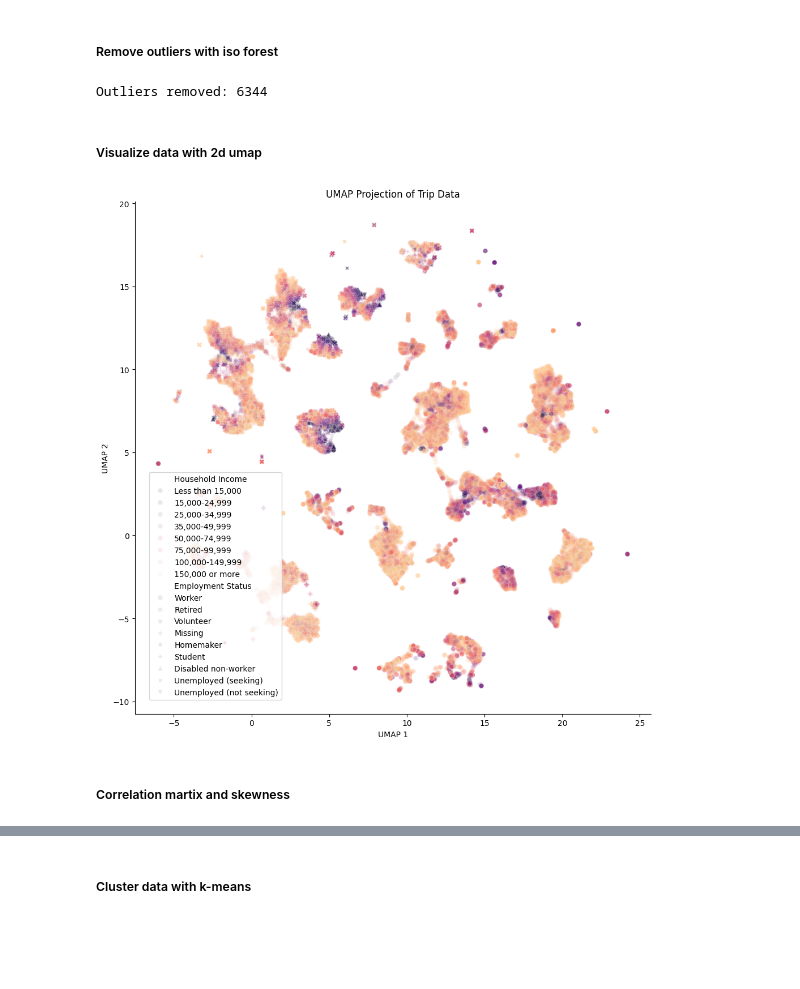
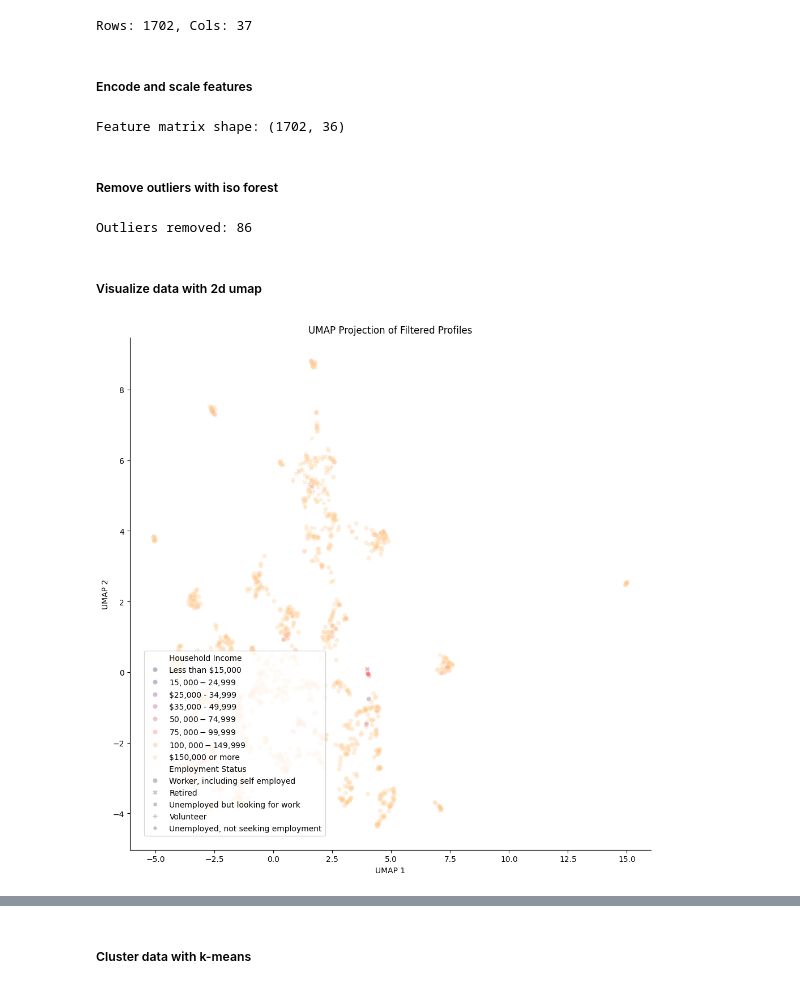
Before and after one commit to pengu-rengu/ev_digital_city, a Jupyter notebook: notebooks/clustering.ipynb, the cells around one changed output, grey strips where cells are left out. Cells and saved outputs as stored; diff of their text form; code cells hidden in the pictures; blank space fills up the shorter version.

```diff
--- a/notebooks/clustering.ipynb
+++ b/notebooks/clustering.ipynb
@@ -47,54 +38,51 @@ Number of trips: 126874
+# %%
+df = profiles_to_df(profiles)
+print(f"Rows: {len(df)}, Cols: {len(df.columns)}")
+# %% [output]
+Rows: 1702, Cols: 37
+# %% [markdown]
+##### Encode and scale features
+# %%
+per_activity_cols = [col for col in df.columns if col.startswith("mean_arrival_") and col != "mean_arrival_minutes"]
+numeric_cols = ["household_size", "total_distance", "num_trips", "mean_arrival_minutes", *per_activity_cols]
+categorical_cols = [col for col in df.columns if col not in numeric_cols and col != "has_ev"]
+
+encoder = OrdinalEncoder(handle_unknown = "use_encoded_value", unknown_value = -1, encoded_missing_value = -1)
+encoded = encoder.fit_transform(df[categorical_cols].astype(str))
+feature_matrix = np.hstack([encoded, df[numeric_cols].fillna(0).to_numpy()])
+scaled_df = StandardScaler().fit_transform(feature_matrix)
+
+print(f"Feature matrix shape: {scaled_df.shape}")
+# %% [output]
+Feature matrix shape: (1702, 36)
 # %% [markdown]
 ##### Remove outliers with iso forest
 # %%
 iso_forest = IsolationForest(contamination = 0.05, random_state = 42)
-outlier_mask = iso_forest.fit_predict(df) == -1
+outlier_mask = iso_forest.fit_predict(scaled_df) == -1
 print(f"Outliers removed: {outlier_mask.sum()}")
+
 df = df[~outlier_mask].reset_index(drop = True)
+scaled_df = scaled_df[~outlier_mask]
 # %% [output]
-Outliers removed: 6344
+Outliers removed: 86
 # %% [markdown]
 ##### Visualize data with 2d umap
 # %%
-scaled_df = StandardScaler().fit_transform(df)
 embedding = umap.UMAP(n_components = 2, random_state = 42).fit_transform(scaled_df)
-
 umap_df = pd.DataFrame(embedding, columns = ["UMAP1", "UMAP2"])
-employment_labels = {
-    -9: "Missing",
-    0: "Worker",
-    1: "Retired",
-    2: "Volunteer",
-    3: "Homemaker",
-    4: "Unemployed (seeking)",
-    5: "Unemployed (not seeking)",
-    6: "Student",
-    7: "Disabled non-worker",
-}
-umap_df["Employment Status"] = df["EMPLOYMENT_STATUS"].map(employment_labels)
-income_labels = {
-    1: "Less than 15,000",
-    2: "15,000-24,999",
-    3: "25,000-34,999",
-    4: "35,000-49,999",
-    5: "50,000-74,999",
-    6: "75,000-99,999",
-    7: "100,000-149,999",
-    8: "150,000 or more",
-}
-umap_df["Household Income"] = df["HH_INCOME_DETAILED"].map(income_labels)
-income_order = [income_labels[code] for code in sorted(income_labels)]
+umap_df["Household Income"] = df["household_income"].values
+umap_df["Employment Status"] = df["employment_status"].values
+income_order = [label for label in INCOME_LABELS.values() if label is not None]
 
 plt.figure(figsize = (10, 10))
-ax = sns.scatterplot(data = umap_df, x = "UMAP1", y = "UMAP2", hue = "Household Income", hue_order = income_order, style = "Employment Status", palette = "magma", alpha = 0.1)
-plt.title("UMAP Projection of Trip Data")
+ax = sns.scatterplot(data = umap_df, x = "UMAP1", y = "UMAP2", hue = "Household Income", hue_order = income_order, style = "Employment Status", palette = "magma", alpha = 0.3)
+plt.title("UMAP Projection of Filtered Profiles")
 plt.xlabel("UMAP 1")
 plt.ylabel("UMAP 2")
 ax.legend(loc = "lower left", bbox_to_anchor = (0.02, 0.02), frameon = True)
 sns.despine()
 plt.tight_layout()
 plt.show()
 # %% [output]
-[figure, old version]
+[figure, new version]
-# %% [markdown]
-##### Correlation martix and skewness
```
Also changed, not shown: parts of 13 cells of this notebook, 2 other files.
